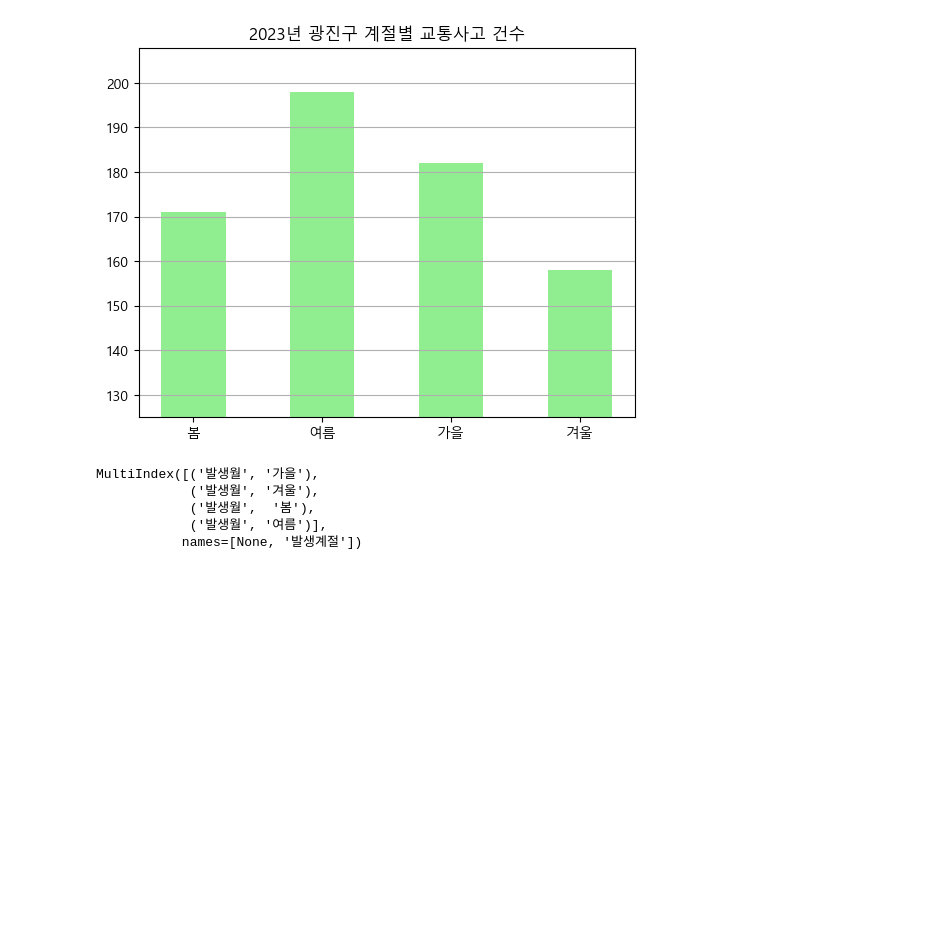
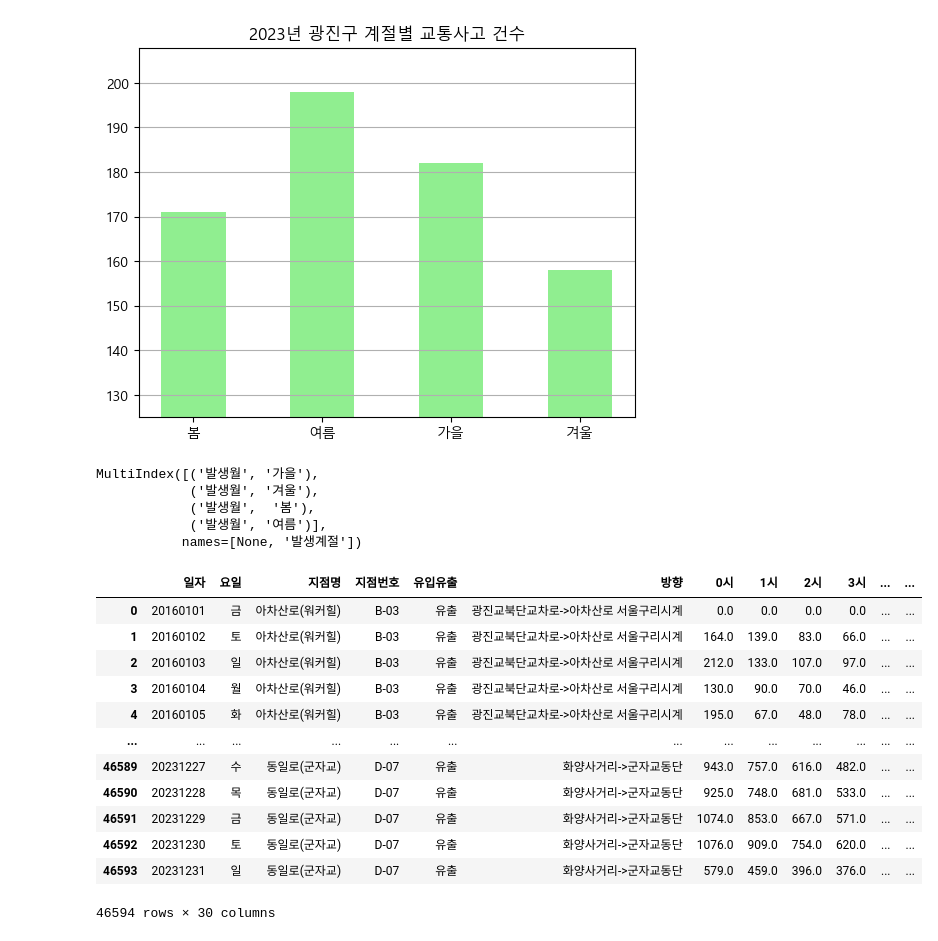
Before and after one commit to Git-Jeong/Data_hackathon_2025, a Jupyter notebook: Data_Analysis/광진구 계절별 사고건수 분석/광진구 계절별 사고건수 분석.ipynb, the cells around one changed output. Saved outputs shown, nothing was run; the diff lists cells and outputs as text; code cells hidden in the pictures; blank space fills up the shorter version.

```diff
--- a/Data_Analysis/광진구 계절별 사고건수 분석/광진구 계절별 사고건수 분석.ipynb
+++ b/Data_Analysis/광진구 계절별 사고건수 분석/광진구 계절별 사고건수 분석.ipynb
@@ -145,3 +145,19 @@ MultiIndex([('발생월', '가을'),
             ('발생월',  '봄'),
             ('발생월', '여름')],
            names=[None, '발생계절'])
+# %%
+pd.read_csv('data/2016~2023년 서울시 광진구 교통량 조사자료.csv')
+# %% [output]
+|  | 일자 | 요일 | 지점명 | 지점번호 | 유입유출 | 방향 | 0시 | 1시 | 2시 | 3시 | ... | ... |
+| 0 | 20160101 | 금 | 아차산로(워커힐) | B-03 | 유출 | 광진교북단교차로->아차산로 서울구리시계 | 0.0 | 0.0 | 0.0 | 0.0 | ... | ... |
+| 1 | 20160102 | 토 | 아차산로(워커힐) | B-03 | 유출 | 광진교북단교차로->아차산로 서울구리시계 | 164.0 | 139.0 | 83.0 | 66.0 | ... | ... |
+| 2 | 20160103 | 일 | 아차산로(워커힐) | B-03 | 유출 | 광진교북단교차로->아차산로 서울구리시계 | 212.0 | 133.0 | 107.0 | 97.0 | ... | ... |
+| 3 | 20160104 | 월 | 아차산로(워커힐) | B-03 | 유출 | 광진교북단교차로->아차산로 서울구리시계 | 130.0 | 90.0 | 70.0 | 46.0 | ... | ... |
+| 4 | 20160105 | 화 | 아차산로(워커힐) | B-03 | 유출 | 광진교북단교차로->아차산로 서울구리시계 | 195.0 | 67.0 | 48.0 | 78.0 | ... | ... |
+| ... | ... | ... | ... | ... | ... | ... | ... | ... | ... | ... | ... | ... |
+| 46589 | 20231227 | 수 | 동일로(군자교) | D-07 | 유출 | 화양사거리->군자교동단 | 943.0 | 757.0 | 616.0 | 482.0 | ... | ... |
+| 46590 | 20231228 | 목 | 동일로(군자교) | D-07 | 유출 | 화양사거리->군자교동단 | 925.0 | 748.0 | 681.0 | 533.0 | ... | ... |
+| 46591 | 20231229 | 금 | 동일로(군자교) | D-07 | 유출 | 화양사거리->군자교동단 | 1074.0 | 853.0 | 667.0 | 571.0 | ... | ... |
+| 46592 | 20231230 | 토 | 동일로(군자교) | D-07 | 유출 | 화양사거리->군자교동단 | 1076.0 | 909.0 | 754.0 | 620.0 | ... | ... |
+| 46593 | 20231231 | 일 | 동일로(군자교) | D-07 | 유출 | 화양사거리->군자교동단 | 579.0 | 459.0 | 396.0 | 376.0 | ... | ... |
+46594 rows × 30 columns
```
